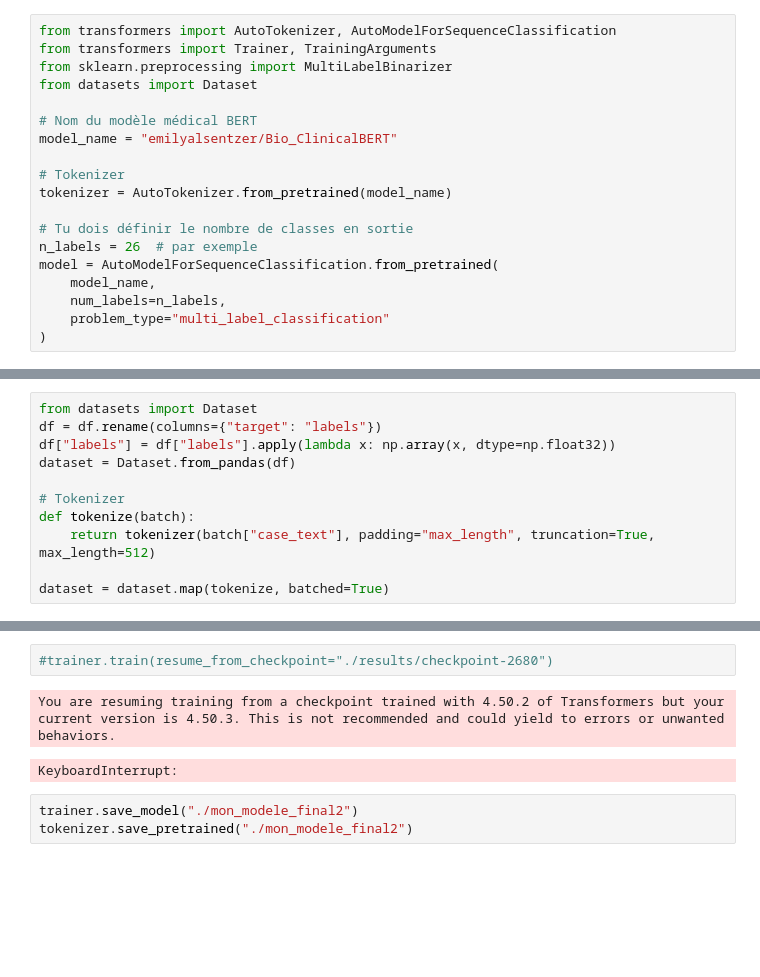
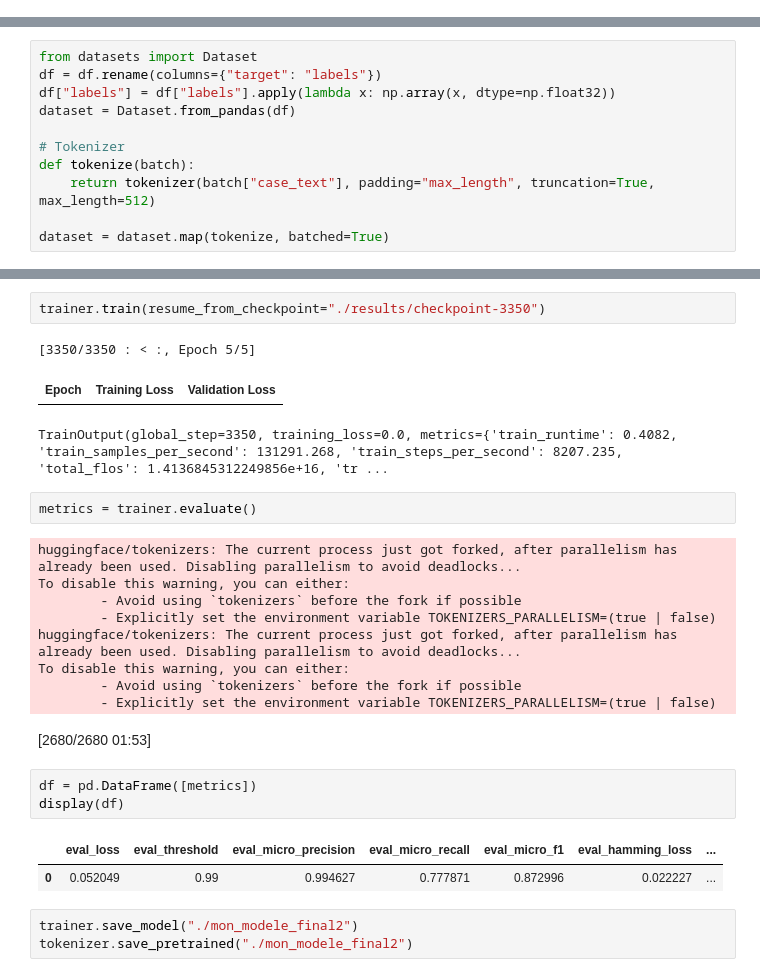
Before and after one commit to Quentin-ENSAE/projet_NLP, a Jupyter notebook: Analyse_TF_IDF.ipynb, the cells around one changed output, grey strips where cells are left out. Saved outputs shown, nothing was run; the diff lists cells and outputs as text; blank space fills up the shorter version.

```diff
--- a/Analyse_TF_IDF.ipynb
+++ b/Analyse_TF_IDF.ipynb
@@ -415,22 +421,3 @@ model = AutoModelForSequenceClassification.from_pretrained(
 # %% [output]
 Some weights of BertForSequenceClassification were not initialized from the model checkpoint at emilyalsentzer/Bio_ClinicalBERT and are newly initialized: ['classifier.bias', 'classifier.weight']
 You should probably TRAIN this model on a down-stream task to be able to use it for predictions and inference.
-# %%
-from transformers import AutoTokenizer, AutoModelForSequenceClassification
-from transformers import Trainer, TrainingArguments
-from sklearn.preprocessing import MultiLabelBinarizer
-from datasets import Dataset
-
-# Nom du modèle médical BERT
-model_name = "emilyalsentzer/Bio_ClinicalBERT"
-
-# Tokenizer
-tokenizer = AutoTokenizer.from_pretrained(model_name)
-
-# Tu dois définir le nombre de classes en sortie
-n_labels = 26  # par exemple
-model = AutoModelForSequenceClassification.from_pretrained(
-    model_name,
-    num_labels=n_labels,
-    problem_type="multi_label_classification"
-)
@@ -561,8 +496,27 @@ To disable this warning, you can either:
 # %%
-#trainer.train(resume_from_checkpoint="./results/checkpoint-2680")
+trainer.train(resume_from_checkpoint="./results/checkpoint-3350")
 # %% [output]
-You are resuming training from a checkpoint trained with 4.50.2 of Transformers but your current version is 4.50.3. This is not recommended and could yield to errors or unwanted behaviors.
+[3350/3350 : < :, Epoch 5/5]
+| Epoch | Training Loss | Validation Loss |
-KeyboardInterrupt:
+TrainOutput(global_step=3350, training_loss=0.0, metrics={'train_runtime': 0.4082, 'train_samples_per_second': 131291.268, 'train_steps_per_second': 8207.235, 'total_flos': 1.4136845312249856e+16, 'tr ...
+# %%
+metrics = trainer.evaluate()
+# %% [output]
+huggingface/tokenizers: The current process just got forked, after parallelism has already been used. Disabling parallelism to avoid deadlocks...
+To disable this warning, you can either:
+        - Avoid using `tokenizers` before the fork if possible
+        - Explicitly set the environment variable TOKENIZERS_PARALLELISM=(true | false)
+huggingface/tokenizers: The current process just got forked, after parallelism has already been used. Disabling parallelism to avoid deadlocks...
+To disable this warning, you can either:
+        - Avoid using `tokenizers` before the fork if possible
+        - Explicitly set the environment variable TOKENIZERS_PARALLELISM=(true | false)
+[2680/2680 01:53]
+# %%
+df = pd.DataFrame([metrics])
+display(df)
+# %% [output]
+|  | eval_loss | eval_threshold | eval_micro_precision | eval_micro_recall | eval_micro_f1 | eval_hamming_loss | ... |
+| 0 | 0.052049 | 0.99 | 0.994627 | 0.777871 | 0.872996 | 0.022227 | ... |
 # %%
 trainer.save_model("./mon_modele_final2")
 tokenizer.save_pretrained("./mon_modele_final2")
```
Also changed, not shown: parts of 11 cells of this notebook, 6 other files.
